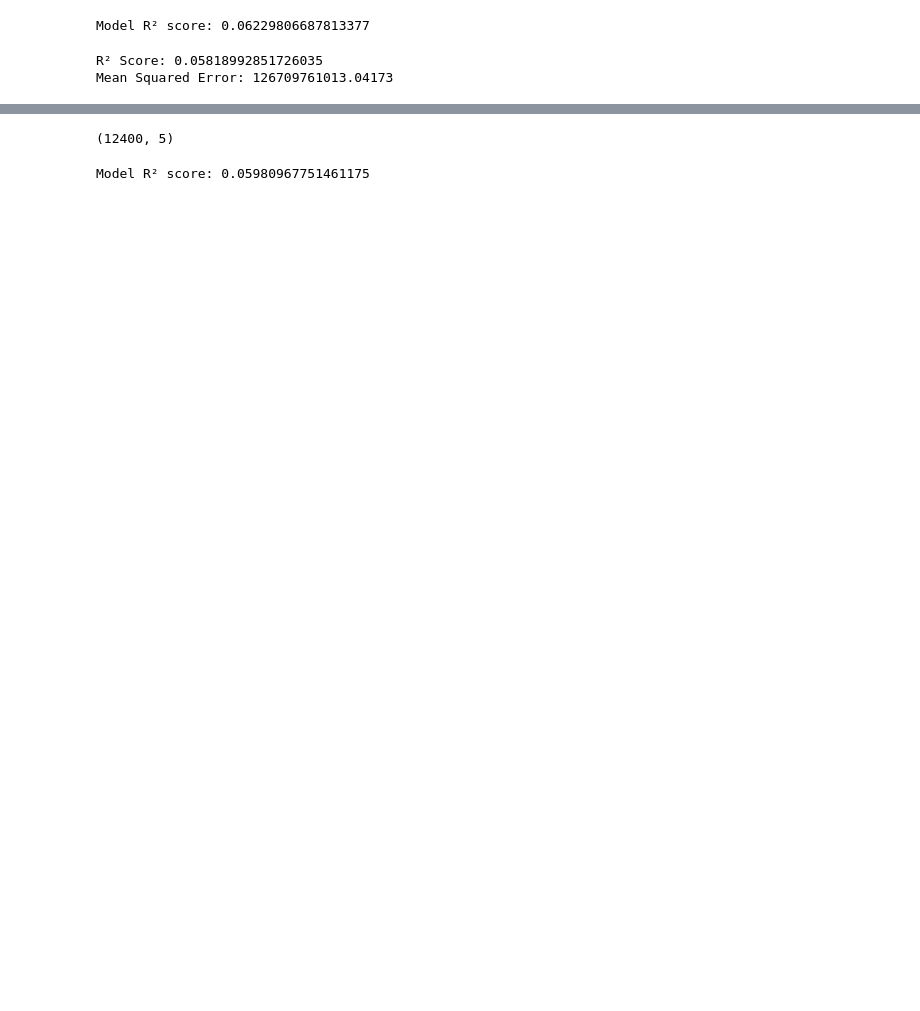
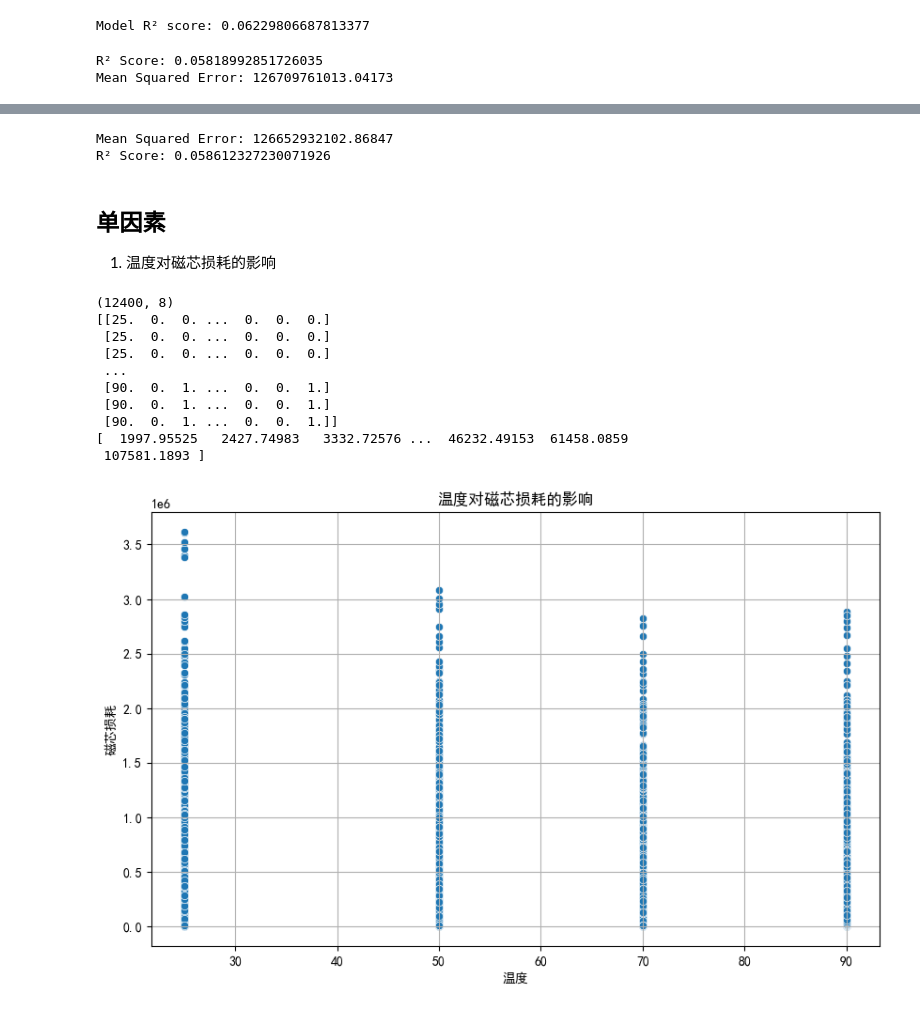
Before and after one commit to hyzhang0301/main, a Jupyter notebook: data/question3.ipynb, the cells around one changed output, grey strips where cells are left out. Saved outputs shown, nothing was run; the diff lists cells and outputs as text; code cells hidden in the pictures; blank space fills up the shorter version.

```diff
--- a/data/question3.ipynb
+++ b/data/question3.ipynb
@@ -274,14 +149,65 @@ Explained variance ratio: [0.21174993 0.18663396 0.17011099 0.16358272 0.1443618
-# %%
-X_pca.shape
-# %% [output]
-(12400, 5)
-# %%
-X_train, X_test, Y_train, Y_test = train_test_split(X_pca, Y, test_size=0.2, random_state=42)
-
-# 拟合
-mlr.fit(X_train, Y_train)
-# 评估
-score = mlr.score(X_test, Y_test)
-print(f"Model R² score: {score}")
-# %% [output]
-Model R² score: 0.05980967751461175
+# %%
+# 创建多项式回归对象
+model = PolynomialRegression(degree=4)
+
+# 训练模型
+model.fit(X_train, Y_train)
+
+# 评估模型
+mse, r2 = model.evaluate(X_test, Y_test)
+print(f'Mean Squared Error: {mse}')
+print(f'R² Score: {r2}')
+# %% [output]
+Mean Squared Error: 126652932102.86847
+R² Score: 0.058612327230071926
+# %% [markdown]
+## 单因素
+1. 温度对磁芯损耗的影响
+# %%
+# 温度与磁芯损耗
+print(X.shape)  # 第一列为温度
+print(X)
+print(Y)
+
+# 设置字体
+plt.rcParams['font.family'] = 'SimHei'  # 使用黑体字体
+plt.rcParams['axes.unicode_minus'] = False  # 解决负号显示问题
+
+
+# 绘图
+import matplotlib.pyplot as plt
+import seaborn as sns
+
+# 假设 X 是特征矩阵（NumPy 数组），Y 是目标变量（NumPy 数组或列表）
+temperature = X[:, 0]  # 获取第一列温度
+loss = Y  # 磁芯损耗
+
+# 绘制散点图
+plt.figure(figsize=(10, 6))
+sns.scatterplot(x=temperature, y=loss)
+plt.title('温度对磁芯损耗的影响')
+plt.xlabel('温度')
+plt.ylabel('磁芯损耗')
+plt.grid()
+plt.show()
+
+# 绘制箱形图
+plt.figure(figsize=(10, 6))
+sns.boxplot(x=temperature, y=loss)
+plt.title('温度对磁芯损耗的影响（箱型图）')
+plt.xlabel('温度 (°C)')
+plt.ylabel('磁芯损耗')
+plt.grid()
+plt.show()
+# %% [output]
+(12400, 8)
+[[25.  0.  0. ...  0.  0.  0.]
+ [25.  0.  0. ...  0.  0.  0.]
+ [25.  0.  0. ...  0.  0.  0.]
+ ...
+ [90.  0.  1. ...  0.  0.  1.]
+ [90.  0.  1. ...  0.  0.  1.]
+ [90.  0.  1. ...  0.  0.  1.]]
+[  1997.95525   2427.74983   3332.72576 ...  46232.49153  61458.0859
+ 107581.1893 ]
+[figure, added]
```
Also changed, not shown: parts of 17 cells of this notebook, 1 other file.
